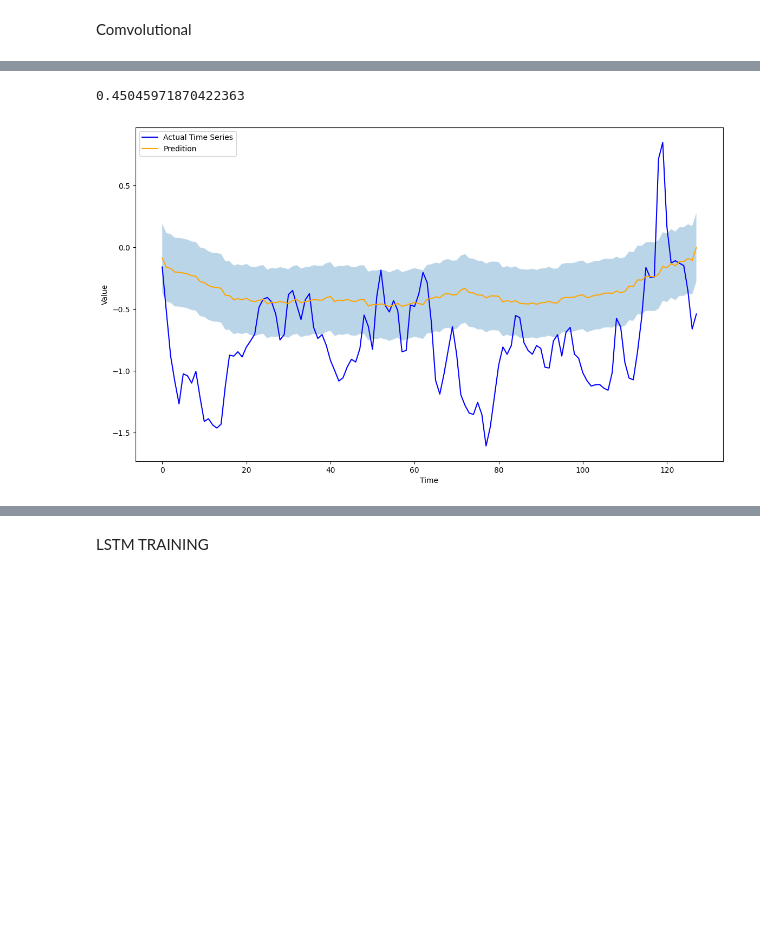
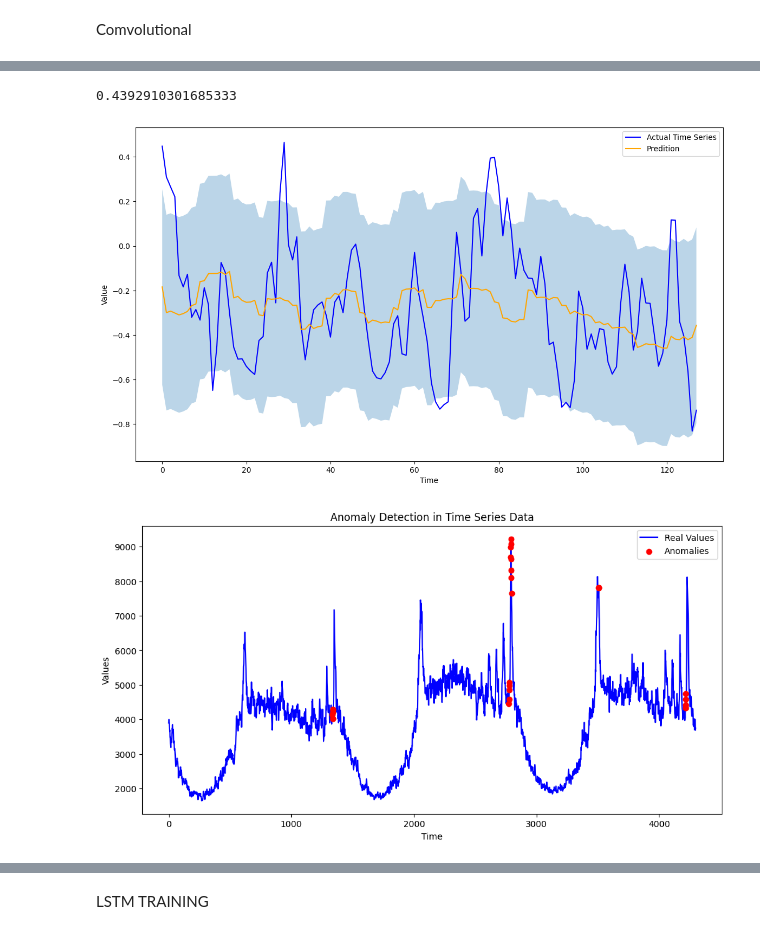
Before and after one commit to germanKoch/red-hack-time-series-analyzer, a Jupyter notebook: notebooks/convolutional_nn_quatile.ipynb, the cells around one changed output, grey strips where cells are left out. Saved outputs shown, nothing was run; the diff lists cells and outputs as text; code cells hidden in the pictures; blank space fills up the shorter version.

```diff
--- a/notebooks/convolutional_nn_quatile.ipynb
+++ b/notebooks/convolutional_nn_quatile.ipynb
@@ -148,7 +148,7 @@ web_response = pd.read_csv('./../data/web_response.csv', parse_dates=['point'])
 apdex = pd.read_csv('./../data/apdex.csv', parse_dates=['point'])
 SEQ_LEN = 128
 # %%
-data = throughput
+data = web_response
 # %%
 data['point'] = pd.to_datetime(data['point'])
 data.set_index('point', inplace=True)
@@ -233,7 +233,7 @@ model = ConvAutoencoder(hidden_size=128, loss=nn.L1Loss(), seq_len=SEQ_LEN, drop
 # Initialize EarlyStopping callback
 early_stop_callback = EarlyStopping(
     monitor='val_loss',  # Metric to monitor
-    patience=10,          # Number of epochs with no improvement to stop training
+    patience=3,          # Number of epochs with no improvement to stop training
     verbose=True,        # Enable verbose mode
     mode='min'           # Mode 'min' to stop when the metric stops decreasing
 )
@@ -274,7 +273,7 @@ d:\courses\MLsimulator\venv\lib\site-packages\pytorch_lightning\trainer\call.py:
 # %%
 model.evaluate_threshhold(train_dataloader, 99.9999999999999999)
 # %% [output]
-0.45045971870422363
+0.4392910301685333
 # %%
 model.eval()
 with torch.no_grad():
@@ -284,33 +283,54 @@ with torch.no_grad():
     # plot the time series
 plot_time_series_with_errors_area(series.squeeze().numpy(), pred.squeeze().numpy(), pred.squeeze().numpy()+model.threshold, pred.squeeze().numpy()-model.threshold)
 # %% [output]
-[figure, old version]
+[figure, new version]
 # %%
-import datetime as dt
-import math
+import torch
+import matplotlib.pyplot as plt
+import numpy as np
 
-start = dt.datetime(2024, 4, 17, 23, 32, 0)
-end = dt.datetime(2024, 4, 18, 22, 32, 0)
-diff = end - start
-diff_minutes = math.ceil(((diff.days * 24 * 60) + (diff.seconds/60))/128)*128
+# Assuming x_train and y_train are your data tensors
+# Example:
+# x_train = torch.randn(1000, 10, 10)  # 1000 samples, sequence length 10, 10 features each
+# y_train = torch.randn(1000, 10, 10)  # 1000 samples, sequence length 10, 10 targets each
 
-temp = data[(data['point'] >= start)].head(diff_minutes)
-
+# Define a function to analyze the time series using the model
 def detect_anomalies(model, time_series, threshold, window_size):
     model.eval()  # Set the model to evaluation mode
     anomalies = []
     predicted_values = []
     with torch.no_grad():  # Disable gradient calculation
         for i in range(0, len(time_series) - window_size + 1, window_size):
             window = time_series[i:i + window_size].unsqueeze(0)  # Add batch dimension
             prediction = model(window).squeeze(0)
             predicted_values.extend(prediction.tolist())
 
             error = torch.abs(prediction - window.squeeze(0))
             for j in range(window_size):
                 if error[j].item() > threshold:
                     anomalies.append(i + j)  # Mark the specific point as an anomaly
     return anomalies, predicted_values
 
-deseasonalized = torch.FloatTensor(scaler.transform(temp['de_seasonalized'].values.reshape(-1, 1)))
-anomalies, predicted_values = detect_anomalies(model, deseasonalized, model.threshold*10, SEQ_LEN)
+# Example time series data (replace with your actual data)
+time_series_data = data['value'].values[0:4300].reshape(-1, 1)  # Replace with your actual time series data
+deseasonalized = torch.FloatTensor(scaler.transform(data['de_seasonalized'].values[0:4300].reshape(-1, 1)))
+window_size = SEQ_LEN  # Replace with your actual window size
+threshold = model.threshold*10  # Replace with your actual threshold for anomaly detection
+
+# Detect anomalies
+anomalies, predicted_values = detect_anomalies(model, deseasonalized, threshold, window_size)
+
+# Convert lists to numpy arrays for easier plotting
+predicted_values = np.array(predicted_values).flatten()
+
+# Plot the results
+plt.figure(figsize=(12, 6))
+plt.plot(time_series_data, label='Real Values', color='blue')
+plt.scatter(anomalies, time_series_data[anomalies], color='red', label='Anomalies', zorder=5)
+plt.xlabel('Time')
+plt.ylabel('Values')
+plt.legend()
+plt.title('Anomaly Detection in Time Series Data')
+plt.show()
+# %% [output]
+[figure, added]
```
Also changed, not shown: parts of 10 cells of this notebook, 5 other files.
